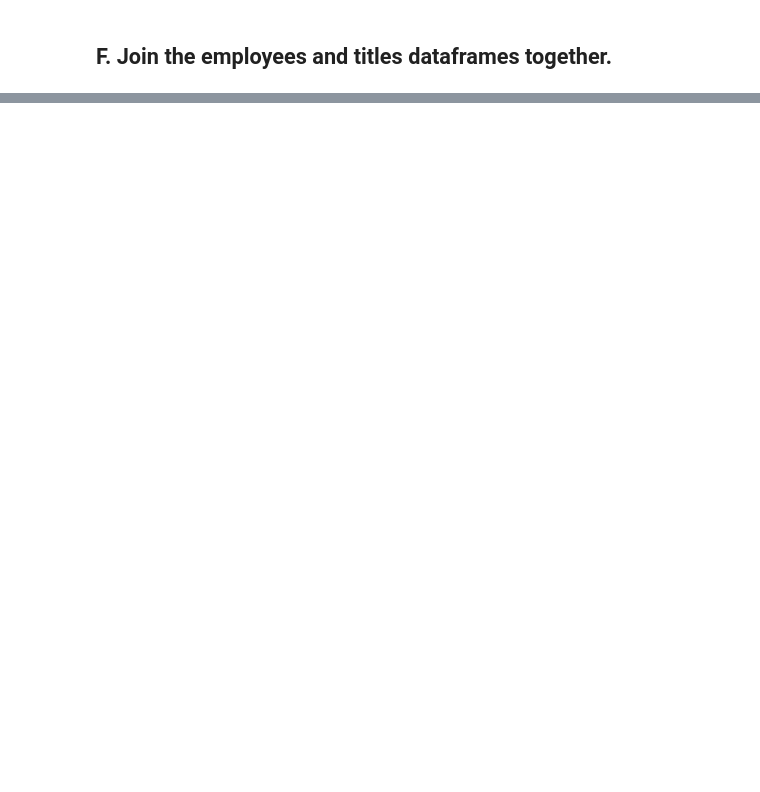
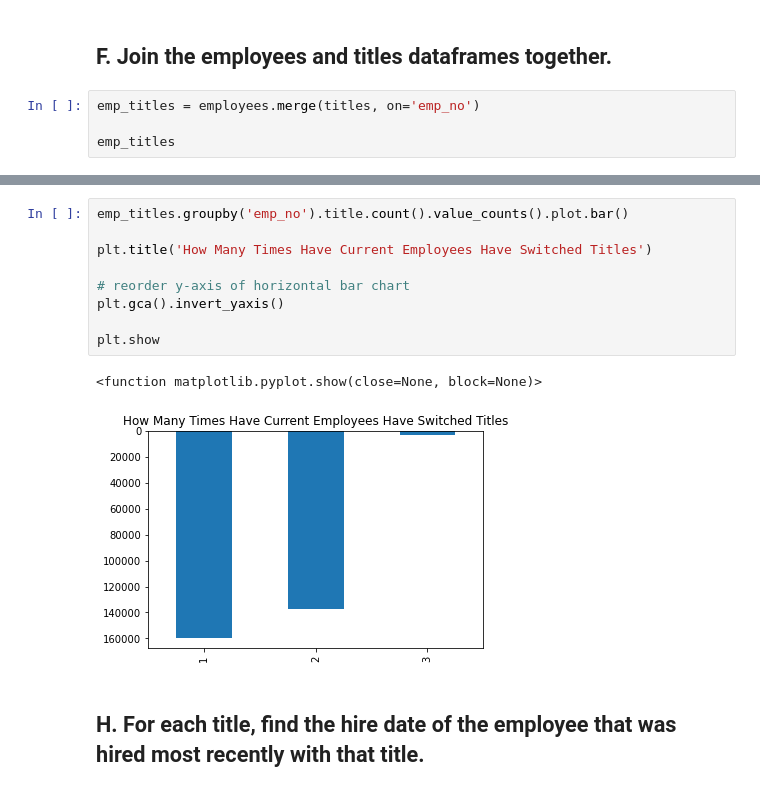
Before and after one commit to johngrinstead/numpy-pandas-visualization-exercises, a Jupyter notebook: advanced_dataframes.ipynb, the cells around one changed output, grey strips where cells are left out. Drawn from its saved outputs; the diff is of its cells as text; blank space fills up the shorter version.

```diff
--- a/advanced_dataframes.ipynb
+++ b/advanced_dataframes.ipynb
@@ -339,2 +402,6 @@ len(titles)
 # %% [markdown]
 ## F. Join the employees and titles dataframes together.
+# %%
+emp_titles = employees.merge(titles, on='emp_no')
+
+emp_titles
@@ -340,0 +447,14 @@ len(titles)
+# %%
+emp_titles.groupby('emp_no').title.count().value_counts().plot.bar()
+
+plt.title('How Many Times Have Current Employees Have Switched Titles')
+
+# reorder y-axis of horizontal bar chart
+plt.gca().invert_yaxis()
+
+plt.show
+# %% [output]
+<function matplotlib.pyplot.show(close=None, block=None)>
+[figure, added]
+# %% [markdown]
+## H. For each title, find the hire date of the employee that was hired most recently with that title.
```
Also changed, not shown: parts of 28 cells of this notebook.
